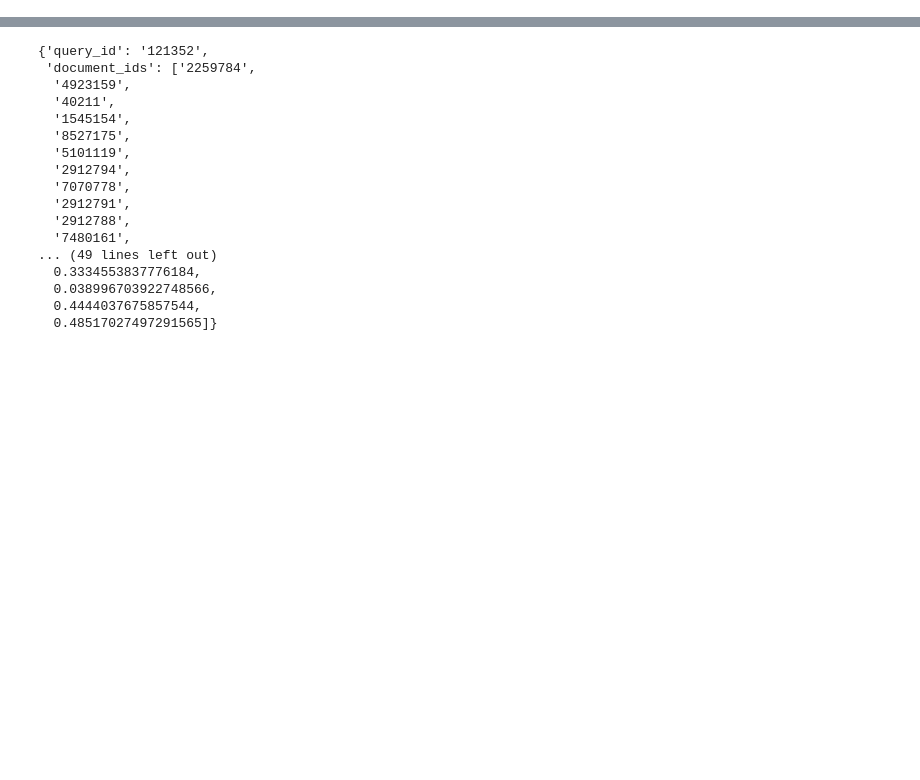
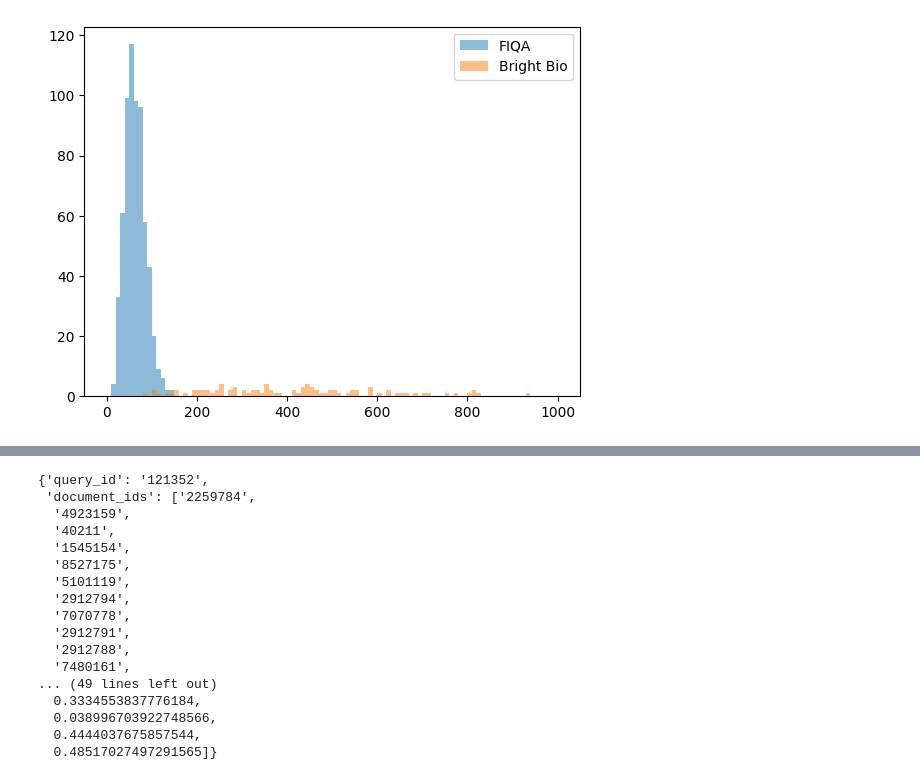
Before and after one commit to PrasannS/setretrieval, a Jupyter notebook: notebooks/reformat_data_tmp.ipynb, the cells around one changed output, grey strips where cells are left out. Cells and saved outputs as stored; diff of their text form; code cells hidden in the pictures; blank space fills up the shorter version.

```diff
--- a/notebooks/reformat_data_tmp.ipynb
+++ b/notebooks/reformat_data_tmp.ipynb
@@ -12,0 +17,3 @@ from transformers import AutoTokenizer
+# %%
+# msmarco trainset load:
+msmarco = Dataset.load_from_disk("../propercache/data/colbert_training/msmarco_100k")
@@ -12,0 +38,11 @@ from transformers import AutoTokenizer
+# %%
+fiqaqs = Dataset.load_from_disk("../propercache/data/evalsets/fiqa_testset")
+brightqs = Dataset.load_from_disk("../propercache/data/evalsets/bright_biology")
+fiqaqs = [len(q['question']) for q in fiqaqs]
+brightqs = [len(q['question']) for q in brightqs]
+plt.hist(fiqaqs, bins=100, range=(0, 1000), alpha=0.5, label='FIQA')
+plt.hist(brightqs, bins=100, range=(0, 1000), alpha=0.5, label='Bright Bio')
+plt.legend()
+plt.show()
+# %% [output]
+[figure, added]
```
Also changed, not shown: parts of 5 cells of this notebook, 32 other files.
